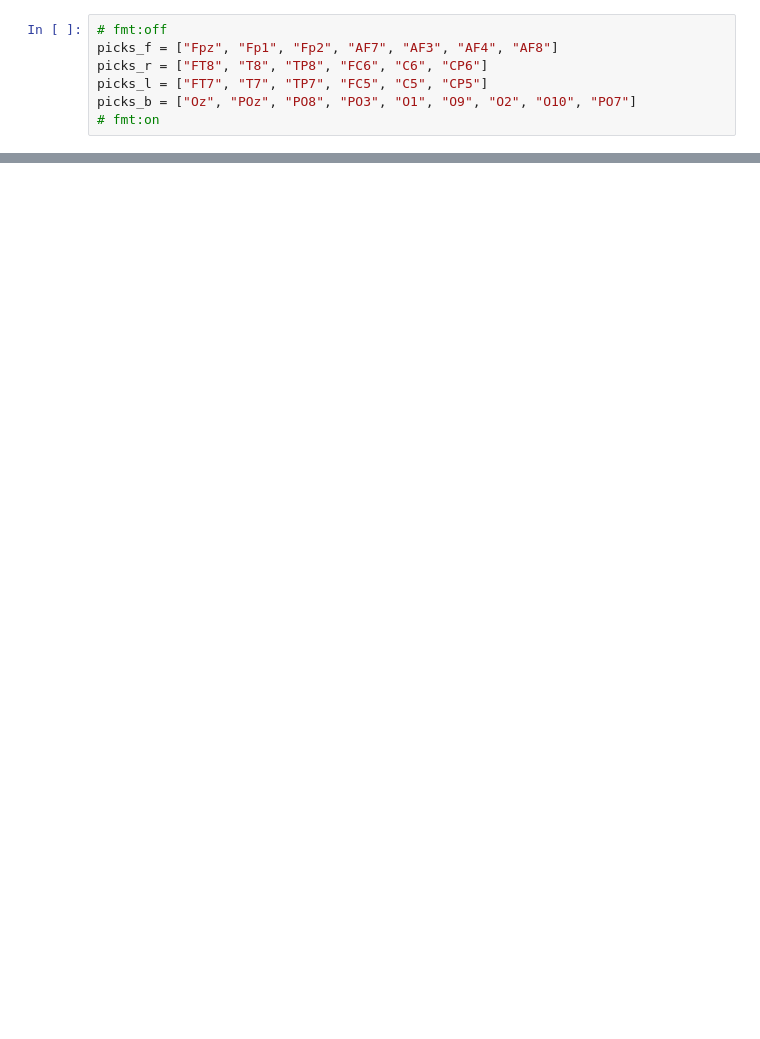
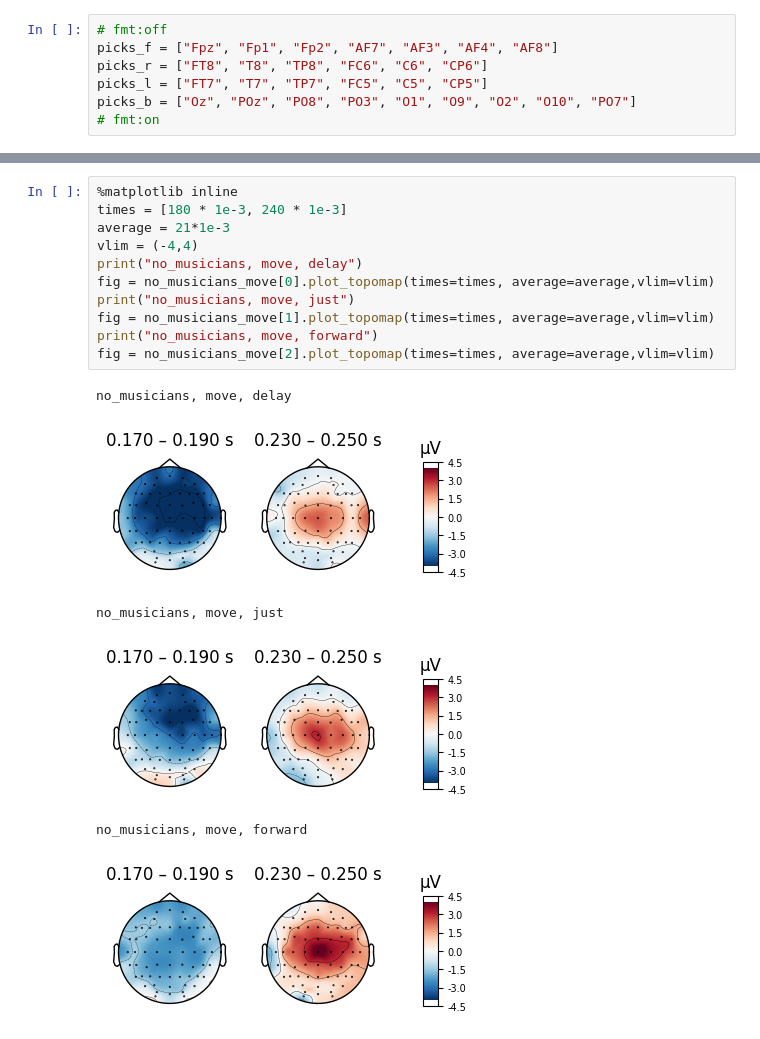
Before and after one commit to 8gaU8/EEGAnalysys23, a Jupyter notebook: notebooks/erp_scaling.ipynb, the cells around one changed output, grey strips where cells are left out. Cells and saved outputs as stored; diff of their text form; blank space fills up the shorter version.

```diff
--- a/notebooks/erp_scaling.ipynb
+++ b/notebooks/erp_scaling.ipynb
@@ -68,0 +108,18 @@ no_mucisians_all = evoked_per_bin(part_nm_ids, bins, ("move", "no_move"))
+# %%
+%matplotlib inline
+times = [180 * 1e-3, 240 * 1e-3]
+average = 21*1e-3
+vlim = (-4,4)
+print("no_musicians, move, delay")
+fig = no_musicians_move[0].plot_topomap(times=times, average=average,vlim=vlim)
+print("no_musicians, move, just")
+fig = no_musicians_move[1].plot_topomap(times=times, average=average,vlim=vlim)
+print("no_musicians, move, forward")
+fig = no_musicians_move[2].plot_topomap(times=times, average=average,vlim=vlim)
+# %% [output]
+no_musicians, move, delay
+[figure, added]
+no_musicians, move, just
+[figure, added]
+no_musicians, move, forward
+[figure, added]
```
Also changed, not shown: parts of 15 cells of this notebook.
